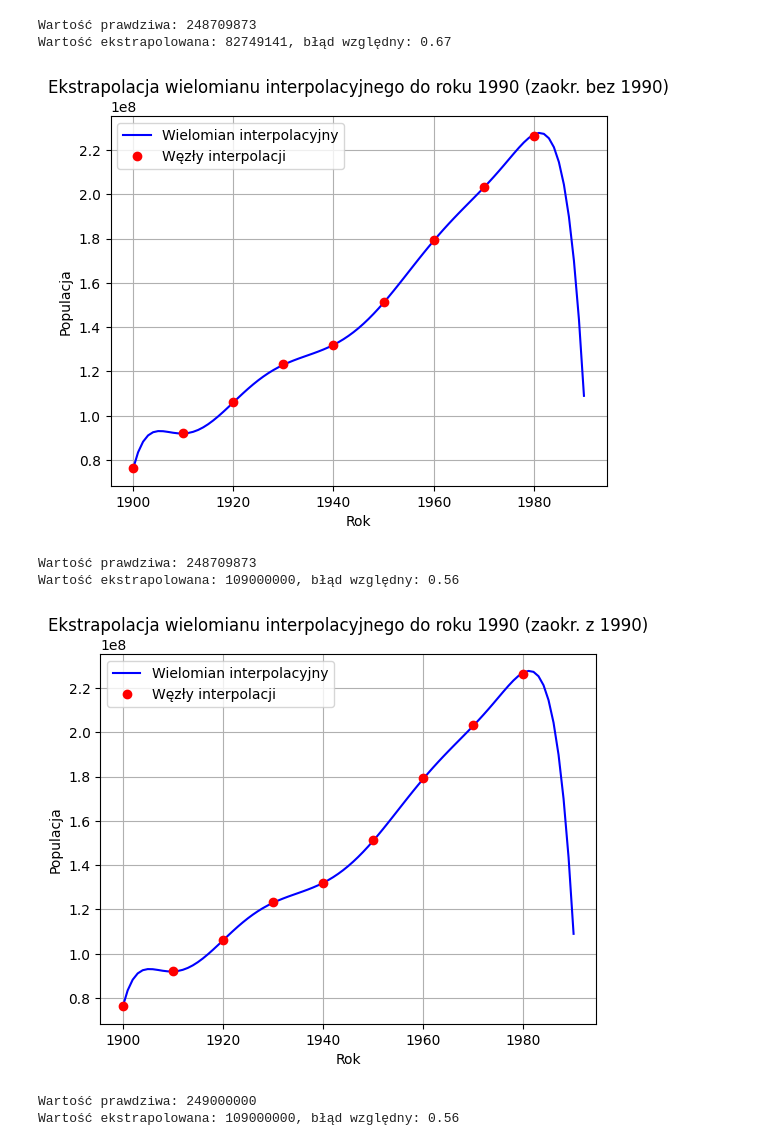
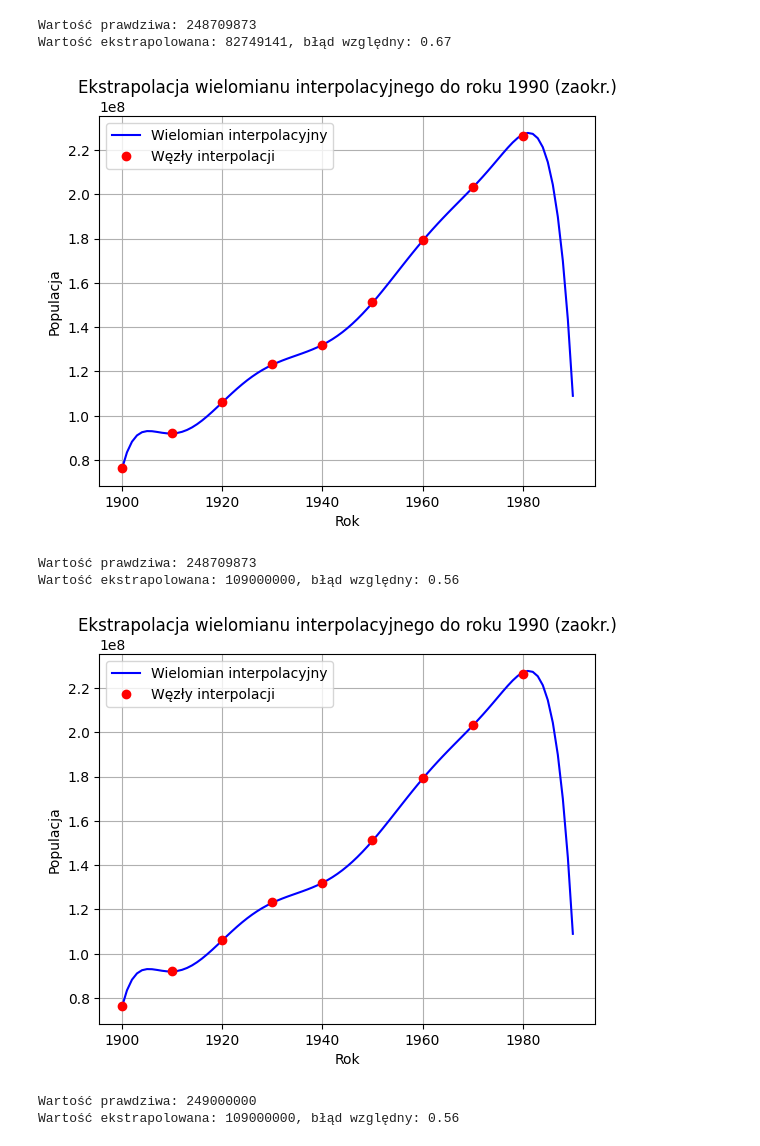
Before and after one commit to FalcO0O/MOWNiT, a Jupyter notebook: Lab_3/main.ipynb, the cells around one changed output. Cells and saved outputs as stored; diff of their text form; code cells hidden in the pictures.

Commit message:
Updated lab3 plot titles
Updated lab3 plot titles in g)

```diff
--- a/Lab_3/main.ipynb
+++ b/Lab_3/main.ipynb
@@ -119,19 +119,19 @@ Wartość ekstrapolowana: 82749141, błąd względny: 0.67
 # %%
 # g)
 rounded_population = [round(single_population, -6) for single_population in population]
 rounded_polynomial = np.linalg.solve(vand[1], rounded_population)   # vand * vec = population
 phi = vand[2]
 
 rounded_v_eval = phi(1, x_values)
 # Aby użyć schematu Hornera, współczynniki muszą być uporządkowane od najwyższej potęgi
 rounded_a_horner = rounded_polynomial[::-1]  # odwracamy kolejność
 rounded_y_eval = np.array([horner(v, rounded_a_horner) for v in rounded_v_eval])
-display_results(x_values, rounded_y_eval, "Ekstrapolacja wielomianu interpolacyjnego do roku 1990 (zaokr. bez 1990)")
-display_results(x_values, rounded_y_eval, "Ekstrapolacja wielomianu interpolacyjnego do roku 1990 (zaokr. z 1990)", True)
+display_results(x_values, rounded_y_eval, "Ekstrapolacja wielomianu interpolacyjnego do roku 1990 (zaokr.)")
+display_results(x_values, rounded_y_eval, "Ekstrapolacja wielomianu interpolacyjnego do roku 1990 (zaokr.)", True)
 # %% [output]
-[figure, old version]
+[figure, new version]
 Wartość prawdziwa: 248709873
 Wartość ekstrapolowana: 109000000, błąd względny: 0.56
-[figure, old version]
+[figure, new version]
 Wartość prawdziwa: 249000000
 Wartość ekstrapolowana: 109000000, błąd względny: 0.56
```
